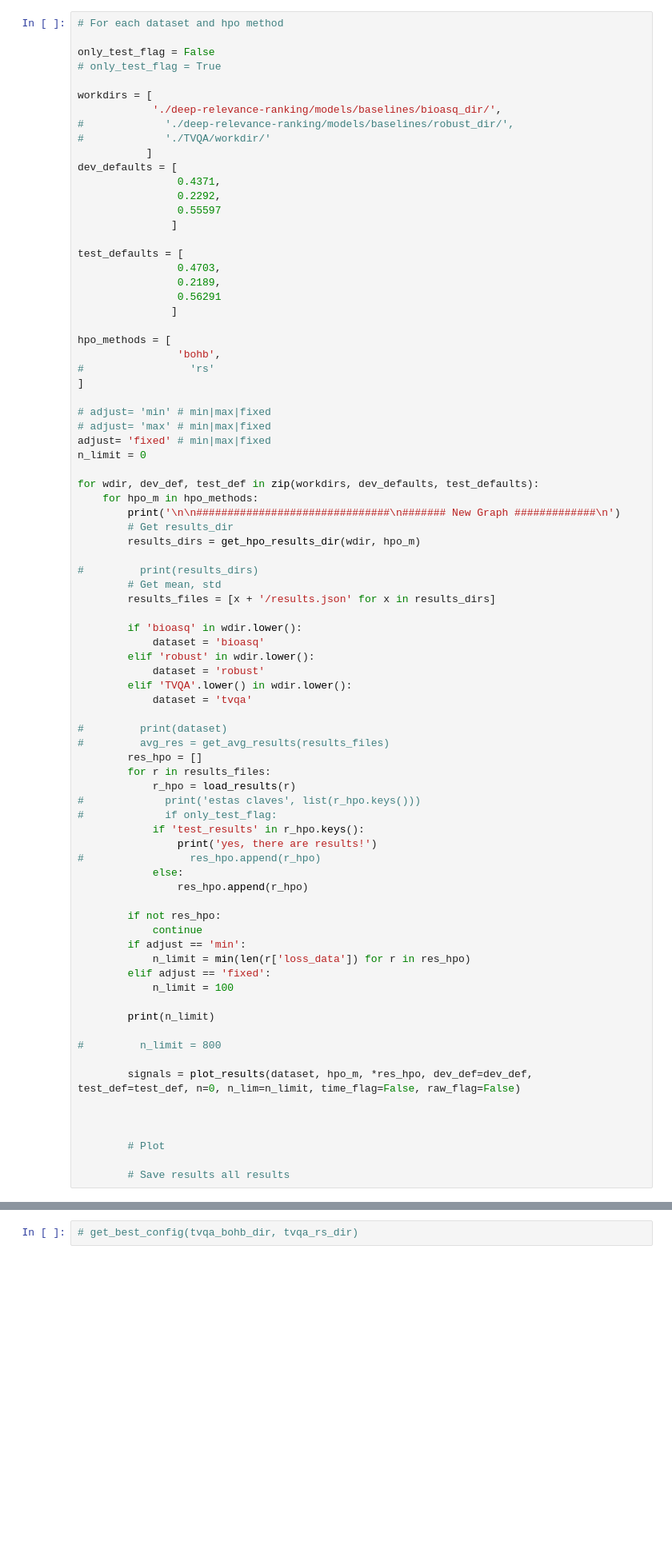
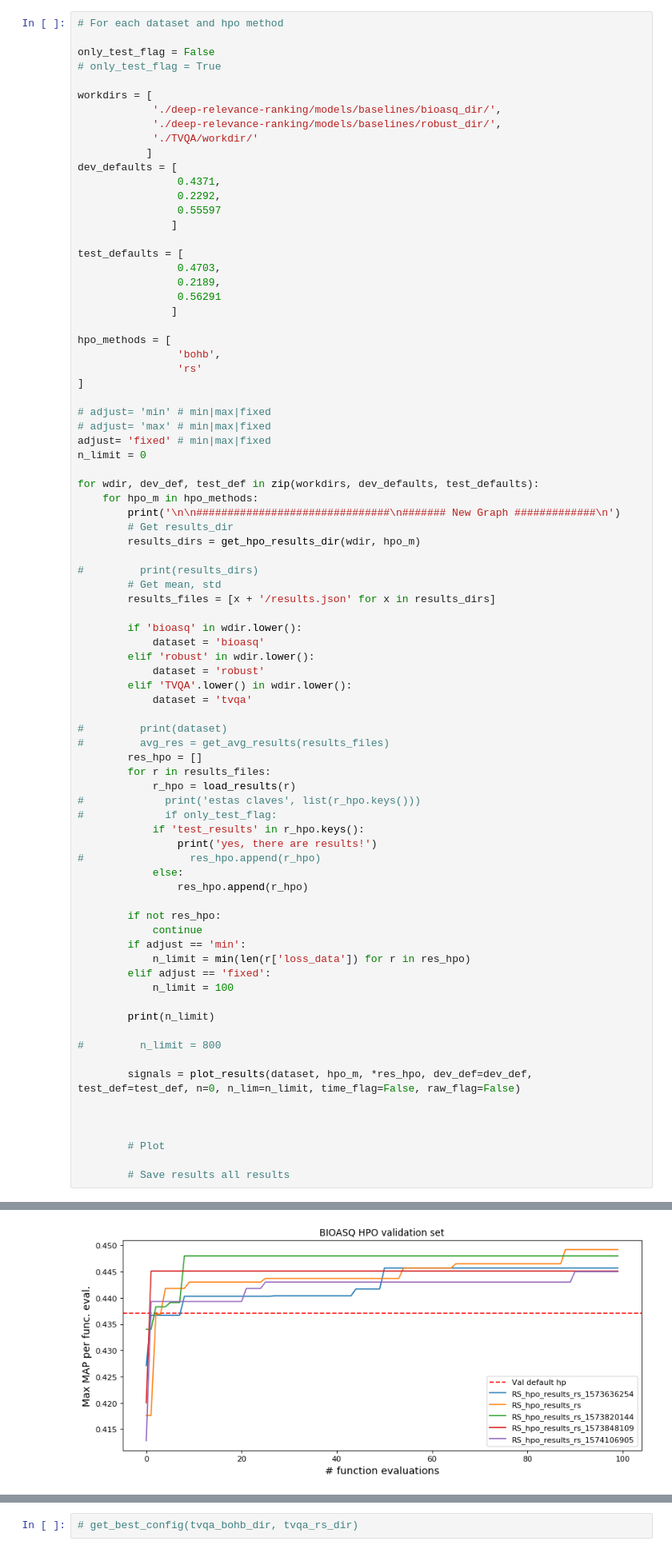
Before and after one commit to fj-morales/deep-relevance-ranking, a Jupyter notebook: models/baselines/HPO_analysis_graphs.ipynb, the cells around one changed output, grey strips where cells are left out. Shown: that part at 80% size. Drawn from its saved outputs; the diff is of its cells as text; blank space fills up the shorter version.

```diff
--- a/models/baselines/HPO_analysis_graphs.ipynb
+++ b/models/baselines/HPO_analysis_graphs.ipynb
@@ -182,8 +182,8 @@ only_test_flag = False
 
 workdirs = [
             './deep-relevance-ranking/models/baselines/bioasq_dir/',
-#             './deep-relevance-ranking/models/baselines/robust_dir/',
-#             './TVQA/workdir/'
+            './deep-relevance-ranking/models/baselines/robust_dir/',
+            './TVQA/workdir/'
            ]
 dev_defaults = [
                 0.4371,
@@ -199,7 +199,7 @@ test_defaults = [
 
 hpo_methods = [
                 'bohb',
-#                 'rs'
+                'rs'
 ]
 
 # adjust= 'min' # min|max|fixed
@@ -273,0 +289 @@ Duration (100 evals):  2.04 hrs plot_id:  hpo_results_bohb_1574032883 Max metric
+[figure, added]
```
Also changed, not shown: parts of 1 cell of this notebook, 2 other files.
